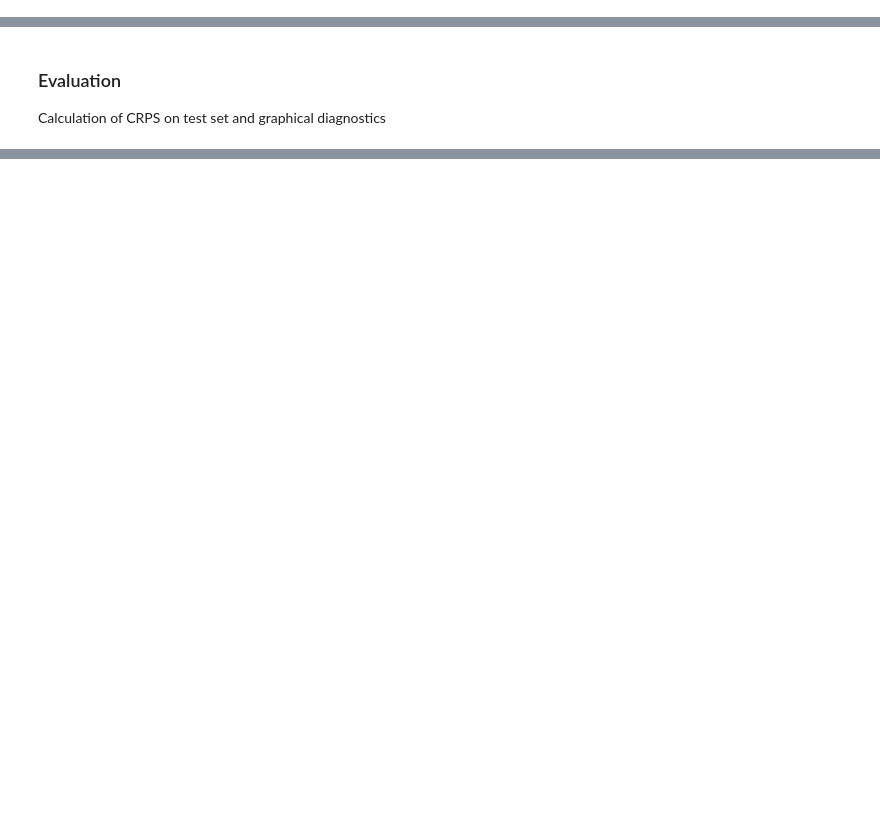
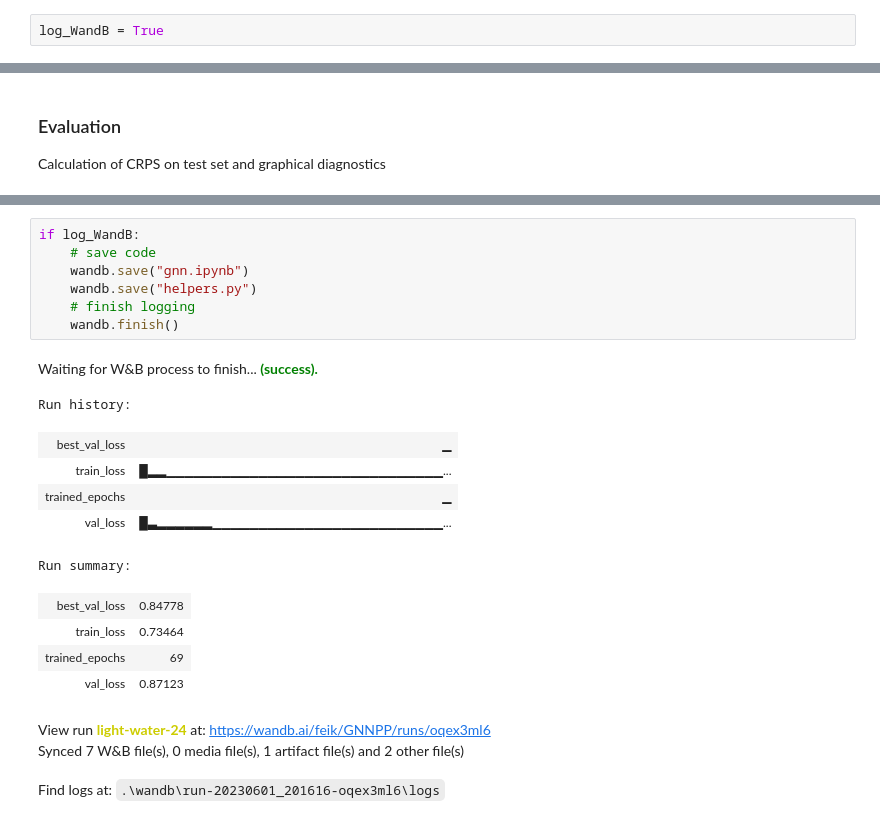
Before and after one commit to m-j-w-f/GNNPP, a Jupyter notebook: gnn/gnn.ipynb, the cells around one changed output, grey strips where cells are left out. Drawn from its saved outputs; the diff is of its cells as text; blank space fills up the shorter version.

```diff
--- a/gnn/gnn.ipynb
+++ b/gnn/gnn.ipynb
@@ -432,2 +292,4 @@ Compile with `TORCH_USE_CUDA_DSA` to enable device-side assertions.
+# %%
+log_WandB = True
 # %%
 #TODO more hyperparams here
@@ -581,0 +485,22 @@ plt.title(f"Predicted vs. observed temperatures\nCRPS={err:.4f}")
+# %%
+if log_WandB:
+    # save code
+    wandb.save("gnn.ipynb")
+    wandb.save("helpers.py")
+    # finish logging
+    wandb.finish()
+# %% [output]
+Waiting for W&B process to finish... (success).
+Run history:
+| best_val_loss | ▁ |
+| train_loss | █▂▂▁▁▁▁▁▁▁▁▁▁▁▁▁▁▁▁▁▁▁▁▁▁▁▁▁▁▁▁▁▁... |
+| trained_epochs | ▁ |
+| val_loss | █▃▂▂▂▂▂▂▁▁▁▁▁▁▁▁▁▁▁▁▁▁▁▁▁▁▁▁▁▁▁▁▁... |
+Run summary:
+| best_val_loss | 0.84778 |
+| train_loss | 0.73464 |
+| trained_epochs | 69 |
+| val_loss | 0.87123 |
+View run light-water-24 at: https://wandb.ai/feik/GNNPP/runs/oqex3ml6
+Synced 7 W&B file(s), 0 media file(s), 1 artifact file(s) and 2 other file(s)
+Find logs at: .\wandb\run-20230601_201616-oqex3ml6\logs
```
Also changed, not shown: parts of 30 cells of this notebook, 11 other files.
